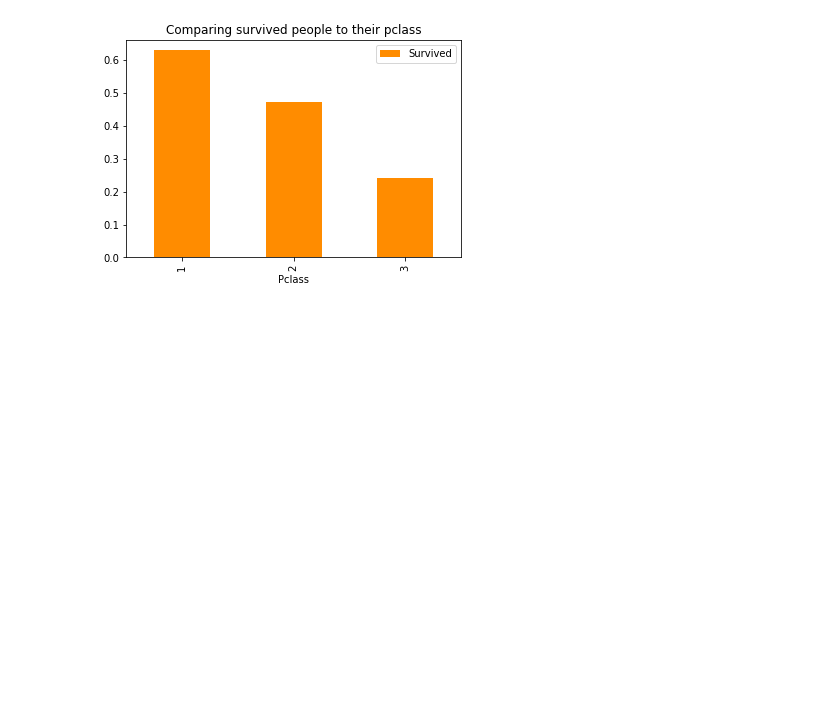
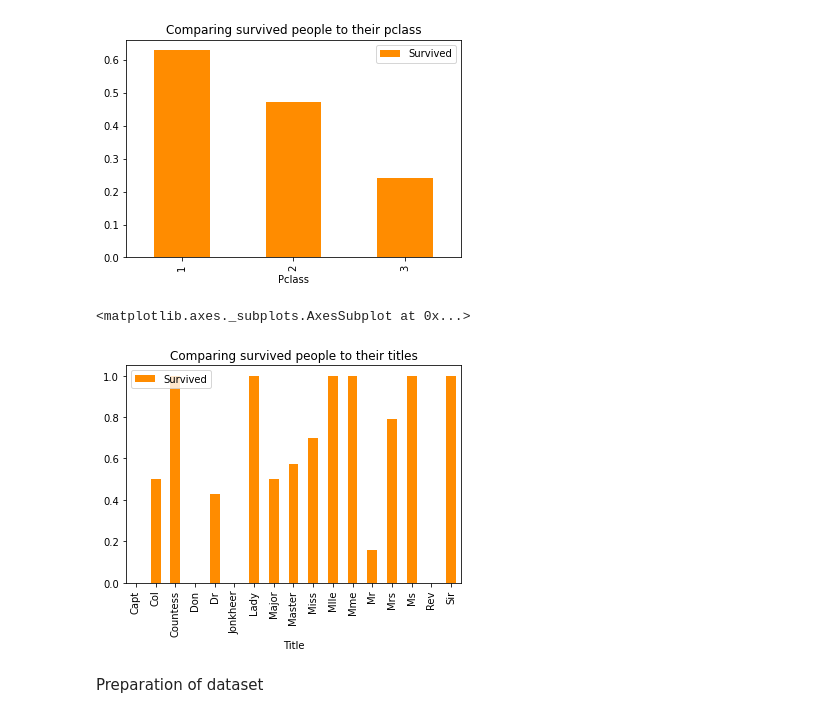
Before and after one commit to Push911/Titanic-Machine-Learning-from-Disaster, a Jupyter notebook: Titanic: Machine Learning from Disaster.ipynb, the cells around one changed output. Drawn from its saved outputs; the diff is of its cells as text; code cells hidden in the pictures; blank space fills up the shorter version.

Commit message:
Actually prepared for training

```diff
--- a/Titanic: Machine Learning from Disaster.ipynb
+++ b/Titanic: Machine Learning from Disaster.ipynb
@@ -9,17 +13,17 @@ trainDataDirectory = "/titanic/train.csv"
 testDataDirectory = "/titanic/test.csv"
 genderSubmissionDirectory = "/titanic/gender_submission.csv"
 # %%
-for dirname, _, filenames in os.walk(".../input"):
-    for filename in filenames:
-        csv = os.path.join(dirname, filename)
-        if filename in trainDataDirectory:
-            trainData = pd.read_csv(csv)
-        elif filename in testDataDirectory:
-            testData = pd.read_csv(csv)
-        elif filename in genderSubmissionDirectory:
-            genderSubmissionData = pd.read_csv(csv)
-        else:
-                pass
+for dirname, _, filenames in os.walk("titanic/"):
+  for filename in filenames:
+      csv = os.path.join(dirname, filename)
+      if filename in trainDataDirectory:
+          trainData = pd.read_csv(csv)
+      elif filename in testDataDirectory:
+          testData = pd.read_csv(csv)
+      elif filename in genderSubmissionDirectory:
+          genderSubmissionData = pd.read_csv(csv)
+      else:
+              pass
 # %%
 trainData
 # %% [output]
@@ -57,0 +75,6 @@ Ploting
+# %%
+trainData['Title'] = trainData.Name.str.extract("([A-Za-z]+)\.", expand=False)
+testData['Title'] = trainData.Name.str.extract("([A-Za-z]+)\.", expand=False)
+# %%
+ts = trainData[["Title", "Survived"]].groupby(["Title"], as_index=False).mean()
+ts
@@ -65,3 +107,10 @@ ps.plot(x ="Pclass", y="Survived", kind="bar", title="Comparing survived people
 # %% [output]
 <matplotlib.axes._subplots.AxesSubplot at 0x...>
 [figure]
+# %%
+ts.plot(x="Title", y="Survived", kind="bar", title="Comparing survived people to their titles", color="DarkOrange")
+# %% [output]
+<matplotlib.axes._subplots.AxesSubplot at 0x...>
+[figure, added]
+# %% [markdown]
+Preparation of dataset
```
Also changed, not shown: parts of 24 cells of this notebook.
